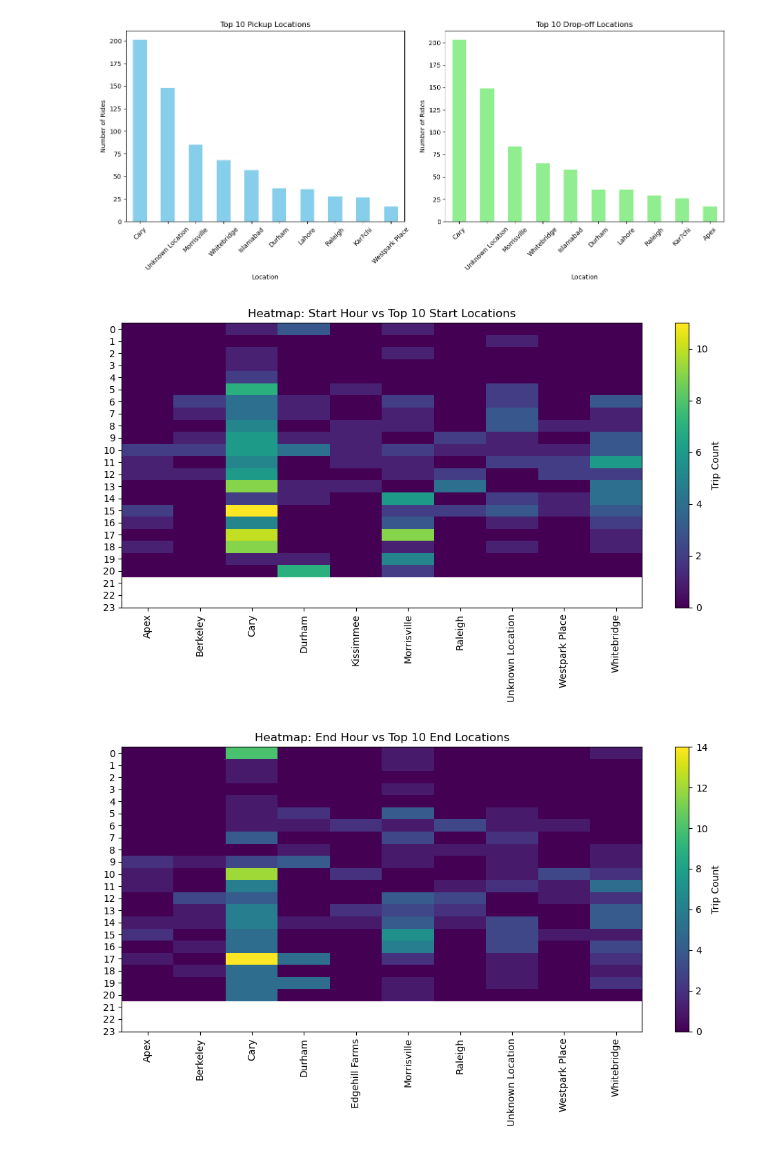
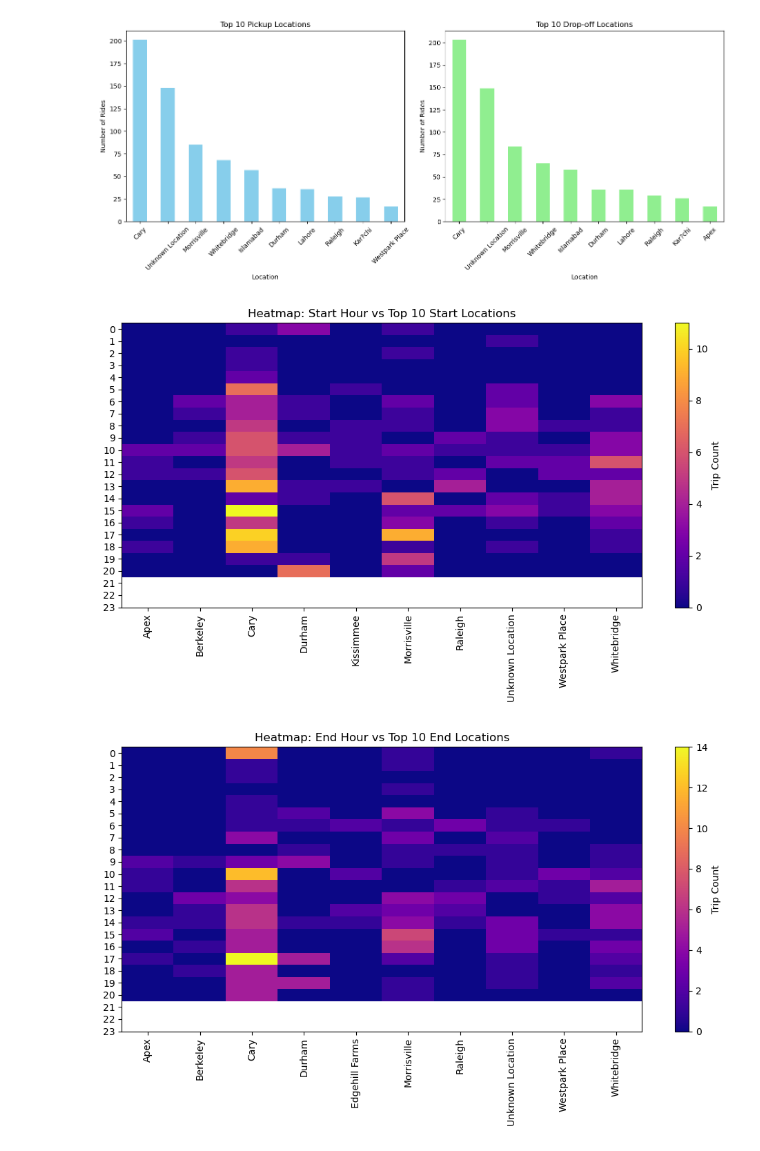
Before and after one commit to GeorgLumila/IDS2025-E6-UberDataset, a Jupyter notebook: UberE6.ipynb, the cells around one changed output. Drawn from its saved outputs; the diff is of its cells as text; code cells hidden in the pictures.

```diff
--- a/UberE6.ipynb
+++ b/UberE6.ipynb
@@ -155,33 +155,34 @@ start_pivot = df_start.pivot_table(
     aggfunc='size',
     fill_value=0
 )
 
 end_pivot = df_stop.pivot_table(
     index='end_hour',
     columns='STOP',
     aggfunc='size',
     fill_value=0
 )
 
 cmap = "plasma"
 
 plt.figure(figsize=(10, 6))
 plt.imshow(start_pivot, aspect='auto', cmap=cmap)
 plt.xticks(range(len(start_pivot.columns)), start_pivot.columns, rotation=90)
 plt.yticks(range(24), range(24))
 plt.title("Heatmap: Start Hour vs Top 10 Start Locations")
 plt.colorbar(label="Trip Count")
 plt.tight_layout()
 plt.show()
 
 plt.figure(figsize=(10, 6))
-plt.imshow(end_pivot, aspect='auto', cmap)
+plt.imshow(end_pivot, aspect='auto', cmap=cmap)
+
 plt.xticks(range(len(end_pivot.columns)), end_pivot.columns, rotation=90)
 plt.yticks(range(24), range(24))
 plt.title("Heatmap: End Hour vs Top 10 End Locations")
 plt.colorbar(label="Trip Count")
 plt.tight_layout()
 plt.show()
 # %% [output]
-[figure, old version]
+[figure, new version]
-[figure, old version]
+[figure, new version]
```
Also changed, not shown: parts of 9 cells of this notebook.
